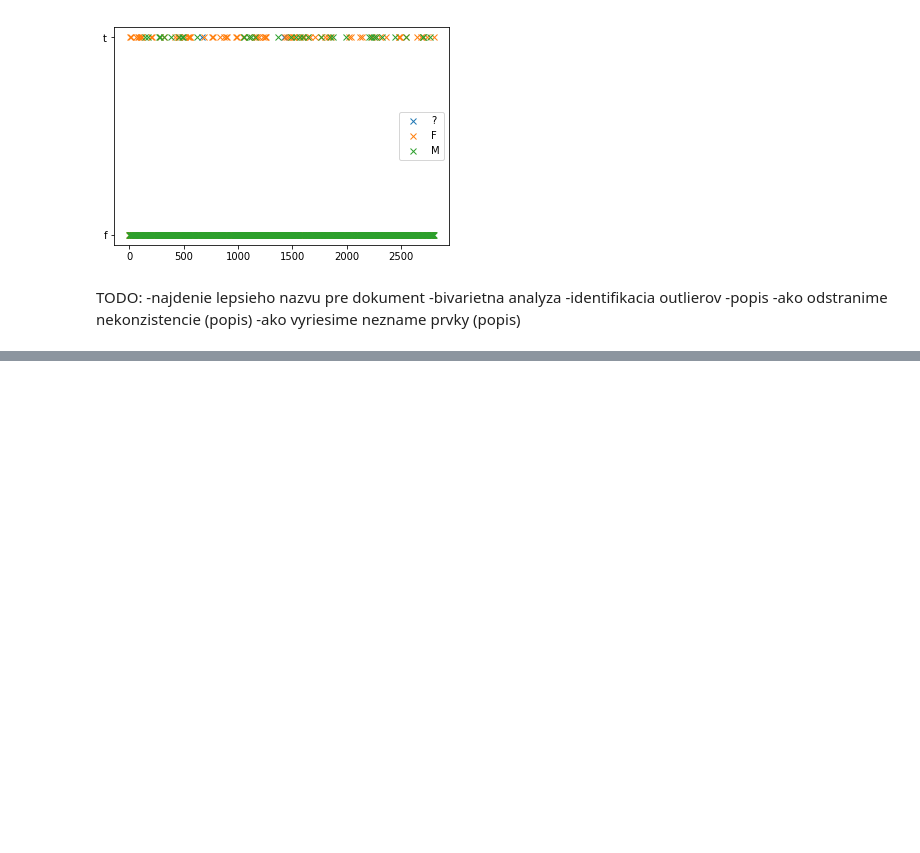
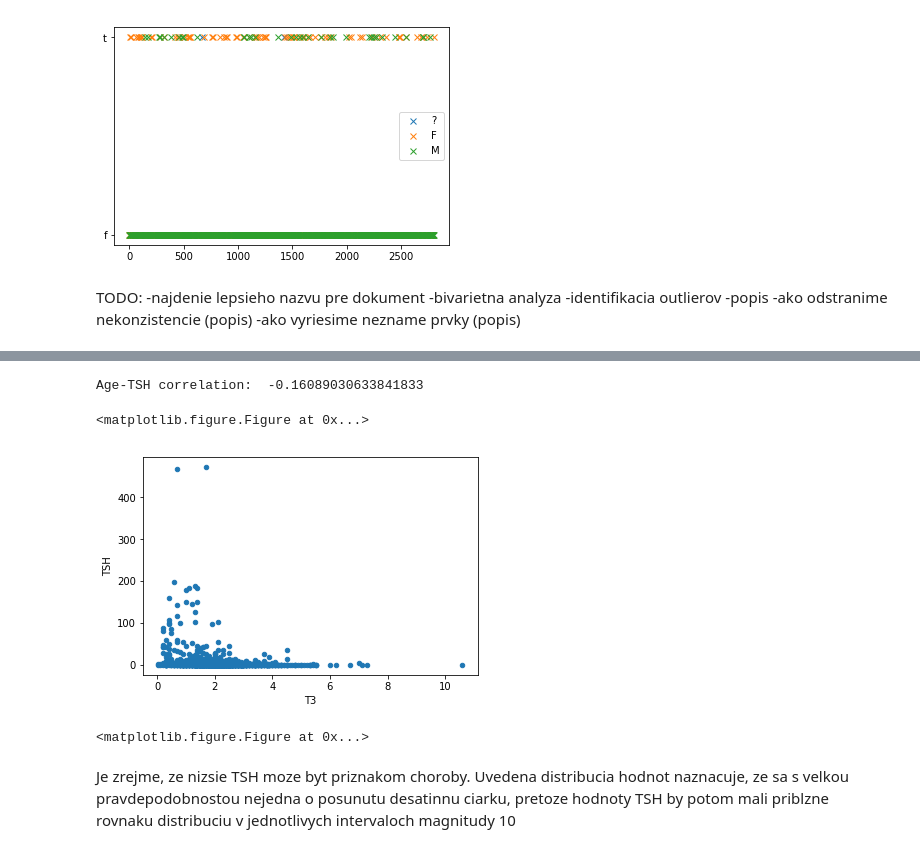
Before and after one commit to StefanSeben/IAU2018_SZ, a Jupyter notebook: sstart.ipynb, the cells around one changed output, grey strips where cells are left out. Drawn from its saved outputs; the diff is of its cells as text; code cells hidden in the pictures; blank space fills up the shorter version.

```diff
--- a/sstart.ipynb
+++ b/sstart.ipynb
@@ -474,0 +502,14 @@ TODO:
+# %%
+print("T3-TSH correlation: ", train_data['T3'].corr(train_data['TSH']))
+train_data.plot.scatter(x='T3', y='TSH')
+plt.figure()
+#train_data.plot.hexbin(x='age', y='TSH', gridsize=50)
+#plt.figure()
+# %% [output]
+Age-TSH correlation:  -0.16089030633841833
+<matplotlib.figure.Figure at 0x...>
+[figure, added]
+<matplotlib.figure.Figure at 0x...>
+# %% [markdown]
+Je zrejme, ze nizsie TSH moze byt priznakom choroby.
+Uvedena distribucia hodnot naznacuje, ze sa s velkou pravdepodobnostou nejedna o posunutu desatinnu ciarku, pretoze hodnoty TSH by potom mali priblzne rovnaku distribuciu v jednotlivych intervaloch magnitudy 10
```
Also changed, not shown: parts of 59 cells of this notebook.
